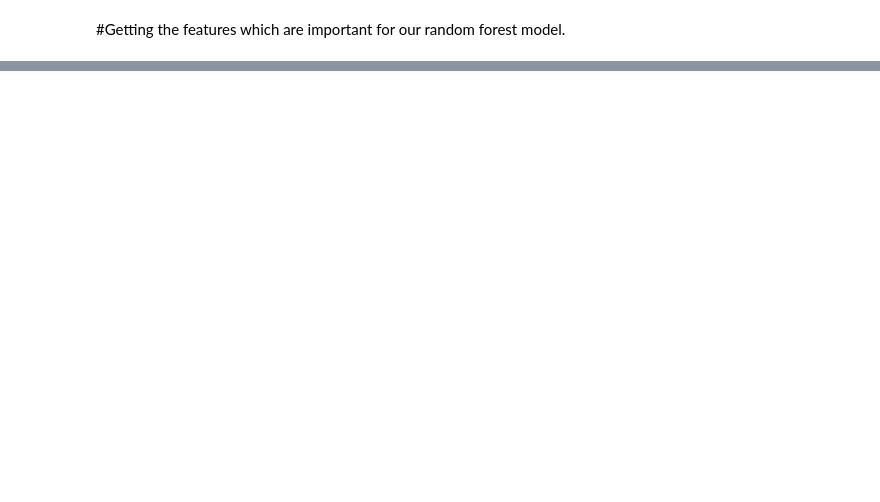
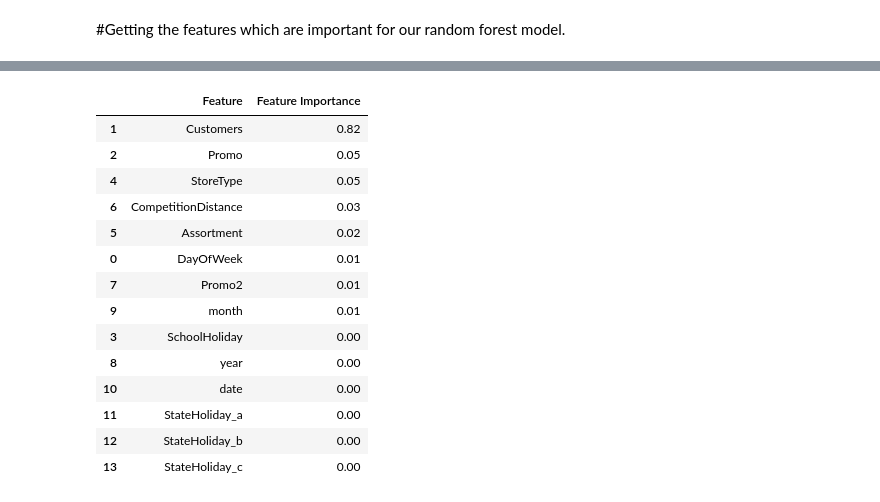
Before and after one commit to Lovejeet-Singh-31/Retail-Sales-Prediction, a Jupyter notebook: Rossmann_Sales_Prediction_Capstone_Project.ipynb, the cells around one changed output, grey strips where cells are left out. Drawn from its saved outputs; the diff is of its cells as text; code cells hidden in the pictures; blank space fills up the shorter version.

```diff
--- a/Rossmann_Sales_Prediction_Capstone_Project.ipynb
+++ b/Rossmann_Sales_Prediction_Capstone_Project.ipynb
@@ -2111,0 +2256,9 @@ xgb_bayscv.fit(X_train,y_train)
+# %%
+importances = gb_model.feature_importances_
+
+importance_dict = {'Feature' : list(X_train_with_coumns.columns),
+                   'Feature Importance' : importances}
+
+importance_df = pd.DataFrame(importance_dict)
+# %%
+importance_df['Feature Importance'] = round(importance_df['Feature Importance'],2)
@@ -2111,0 +2274,18 @@ xgb_bayscv.fit(X_train,y_train)
+# %%
+importance_df.sort_values(by=['Feature Importance'],ascending=False)
+# %% [output]
+|  | Feature | Feature Importance |
+| 1 | Customers | 0.82 |
+| 2 | Promo | 0.05 |
+| 4 | StoreType | 0.05 |
+| 6 | CompetitionDistance | 0.03 |
+| 5 | Assortment | 0.02 |
+| 0 | DayOfWeek | 0.01 |
+| 7 | Promo2 | 0.01 |
+| 9 | month | 0.01 |
+| 3 | SchoolHoliday | 0.00 |
+| 8 | year | 0.00 |
+| 10 | date | 0.00 |
+| 11 | StateHoliday_a | 0.00 |
+| 12 | StateHoliday_b | 0.00 |
+| 13 | StateHoliday_c | 0.00 |
```
Also changed, not shown: parts of 64 cells of this notebook.
